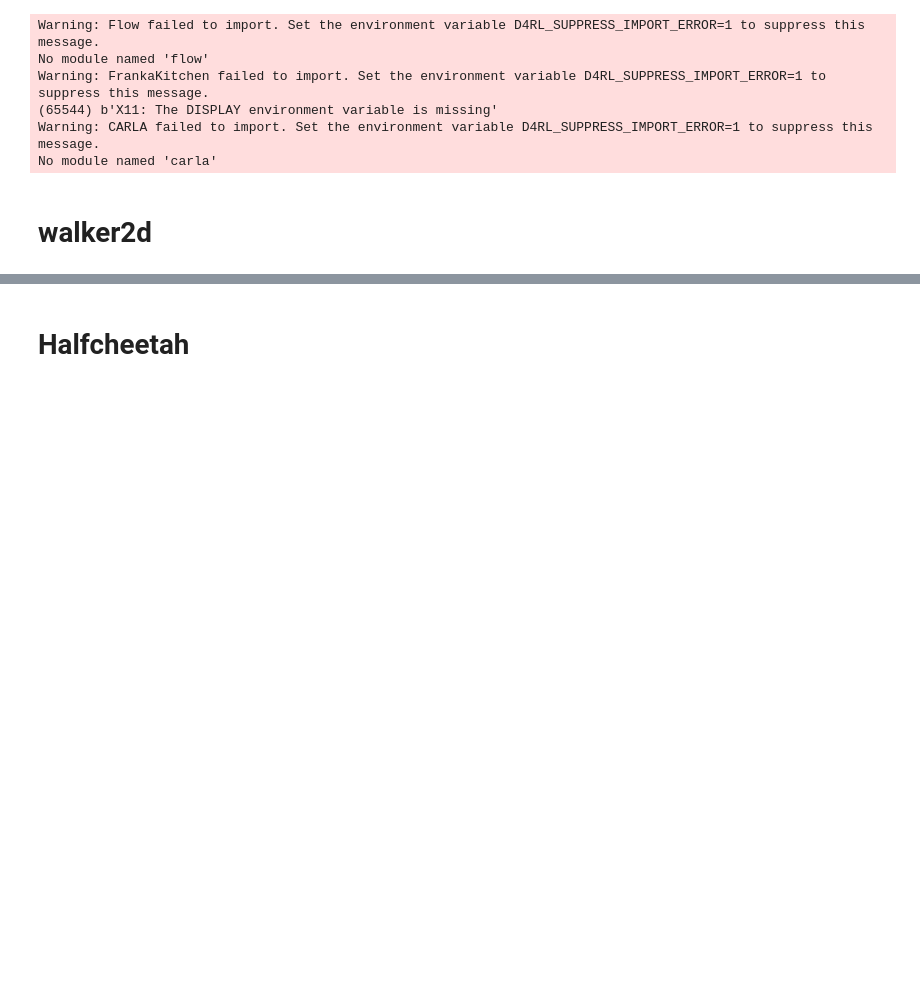
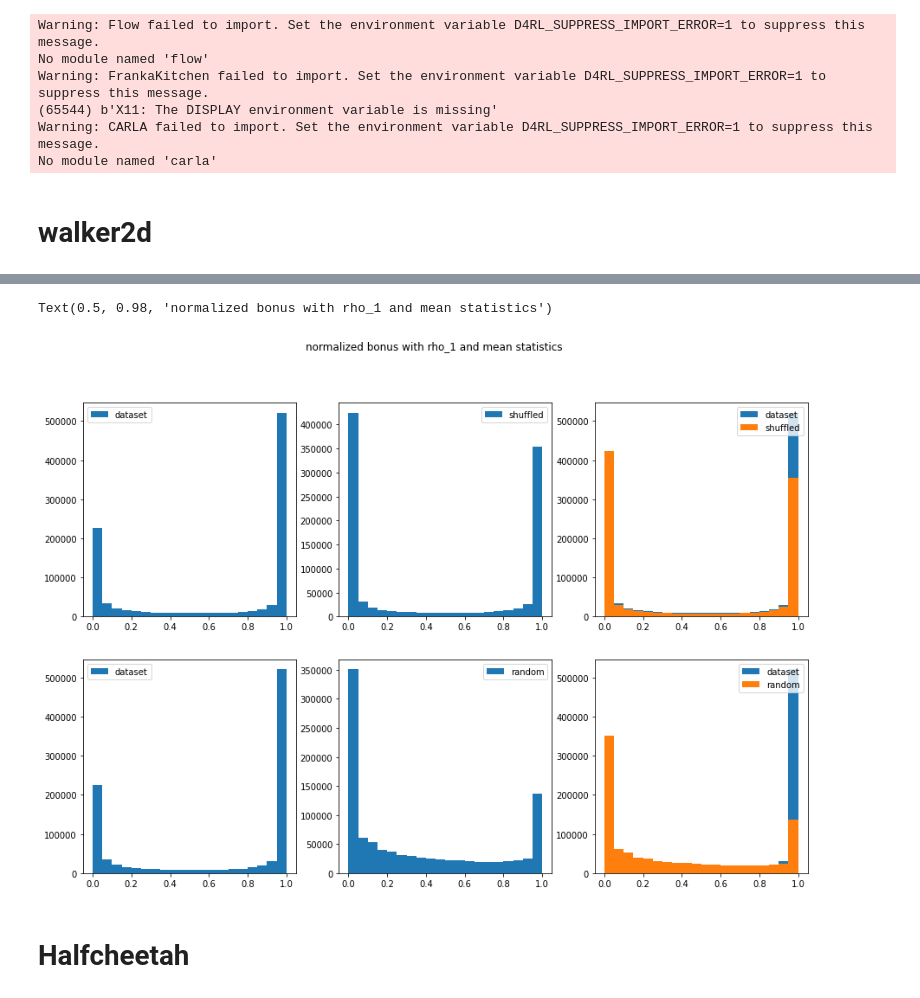
Before and after one commit to shidilrzf/continuous_rnd, a Jupyter notebook: sac/examples/notebooks/bonus_classifier.ipynb, the cells around one changed output, grey strips where cells are left out. Cells and saved outputs as stored; diff of their text form; code cells hidden in the pictures; blank space fills up the shorter version.

```diff
--- a/sac/examples/notebooks/bonus_classifier.ipynb
+++ b/sac/examples/notebooks/bonus_classifier.ipynb
@@ -128,38 +140,40 @@ print('rho1:{0:0.2g}'.format(rho1_median))
 rho2_median = np.median(rewards / np.clip(delta_bonus_1, 1e-9, 1e9))
 print('rho2:{0:.2g}'.format(rho2_median))
 # %%
-rho = rho1_mean
 num_bins = 20
 matplotlib.rcParams['figure.figsize'] = (15, 10)
 fig=plt.figure()
 plt.subplot(2, 3, 1)
 plt.hist(bonus_1, bins = num_bins, label='dataset')
 plt.legend()
 
 plt.subplot(2, 3, 2)
 plt.hist(bonus_shuffled_1, bins = num_bins, label='shuffled')
 plt.legend()
 
 plt.subplot(2, 3, 3)
 plt.hist(bonus_1, bins = num_bins, label='dataset')
 plt.hist(bonus_shuffled_1, bins = num_bins, label='shuffled')
 plt.legend(loc='upper right')
 
 
 plt.subplot(2, 3, 4)
 plt.hist(bonus_1, bins = num_bins, label='dataset')
 plt.legend()
 
 plt.subplot(2, 3, 5)
 plt.hist(bonus_random_1_mean, bins = num_bins, label='random')
 plt.legend()
 
 plt.subplot(2, 3, 6)
 plt.hist(bonus_1, bins = num_bins, label='dataset')
 plt.hist(bonus_random_1_mean, bins = num_bins, label='random')
 plt.legend(loc='upper right')
 
 plt.suptitle('normalized bonus with rho_1 and mean statistics')
+# %% [output]
+Text(0.5, 0.98, 'normalized bonus with rho_1 and mean statistics')
+[figure, added]
 # %% [markdown]
 # Halfcheetah
 # %%
```
Also changed, not shown: parts of 7 cells of this notebook.
